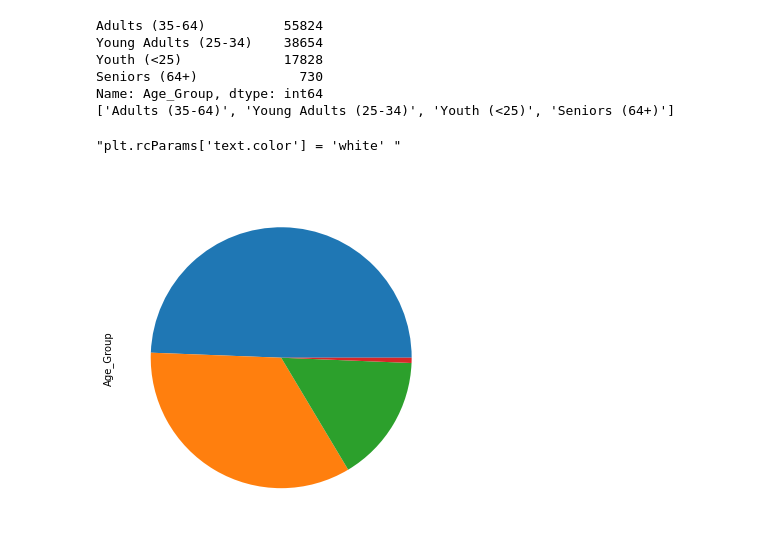
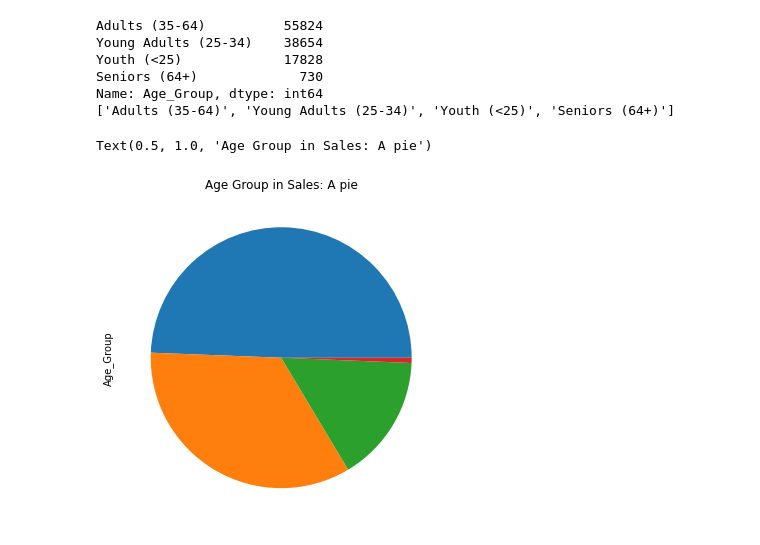
Before and after one commit to mohsinkamal001/Data-Analysis-with-Python, a Jupyter notebook: Numpy Pandas Matplotlib Seaborn/Pandas,Numpy,Matplotlib,Seaborn.ipynb, the cells around one changed output. Cells and saved outputs as stored; diff of their text form; code cells hidden in the pictures.

```diff
--- a/Numpy Pandas Matplotlib Seaborn/Pandas,Numpy,Matplotlib,Seaborn.ipynb
+++ b/Numpy Pandas Matplotlib Seaborn/Pandas,Numpy,Matplotlib,Seaborn.ipynb
@@ -104,15 +104,9 @@ Youth (<25)             17828
 Seniors (64+)             730
 Name: Age_Group, dtype: int64
 ['Adults (35-64)', 'Young Adults (25-34)', 'Youth (<25)', 'Seniors (64+)']
-# %%
-ingradients = ['Adults (35-64)','Young Adults (25-34)','Youth (<25)','Seniors (64+)']
-x = sales['Age_Group'].value_counts().plot(kind='pie',figsize = (14,6),
-        textprops=dict(color="w")).set_title("Age Group in Sales: A pie")
-x.legend(title="ingradients",loc="center left",
-        bbox_to_anchor=(1, 0, 0.5, 1))
-'''fig = plt.figure()'''
-'''fig.patch.set_facecolor('white')'''
-'''plt.rcParams['text.color'] = 'white' '''
-# %% [output]
-"plt.rcParams['text.color'] = 'white' "
-[figure, removed]
+# %%
+data.plot(kind='pie',figsize = (14,6),
+        textprops=dict(color="w")).set_title("Age Group in Sales: A pie")
+# %% [output]
+Text(0.5, 1.0, 'Age Group in Sales: A pie')
+[figure, added]
```
